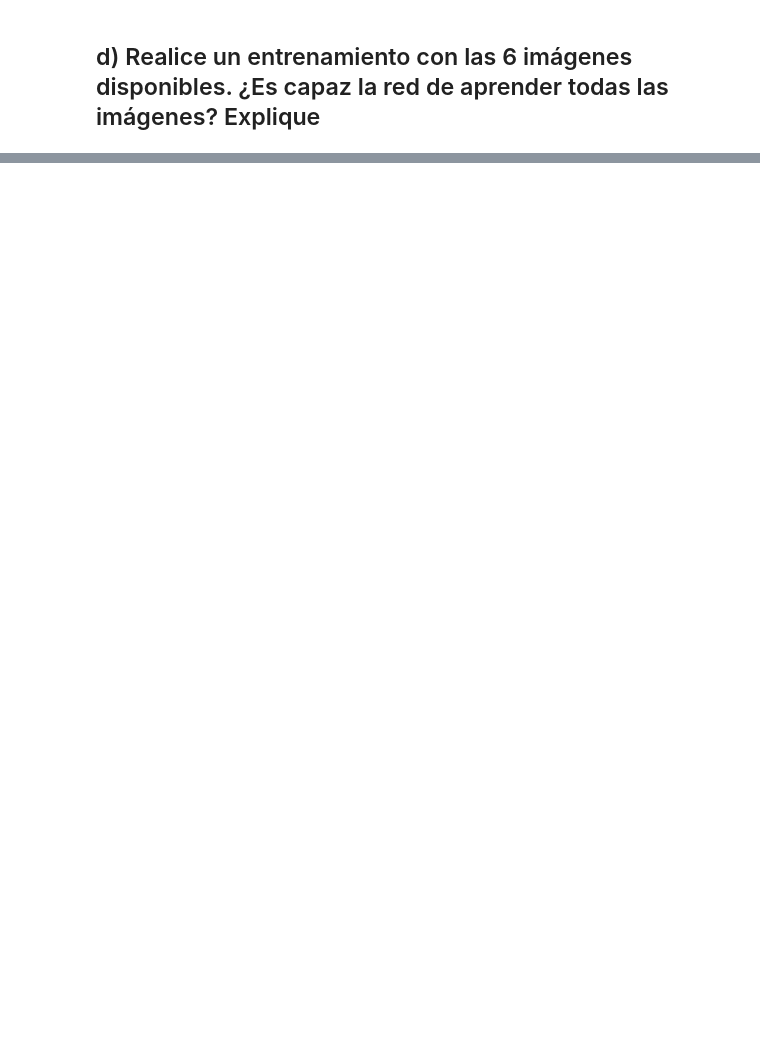
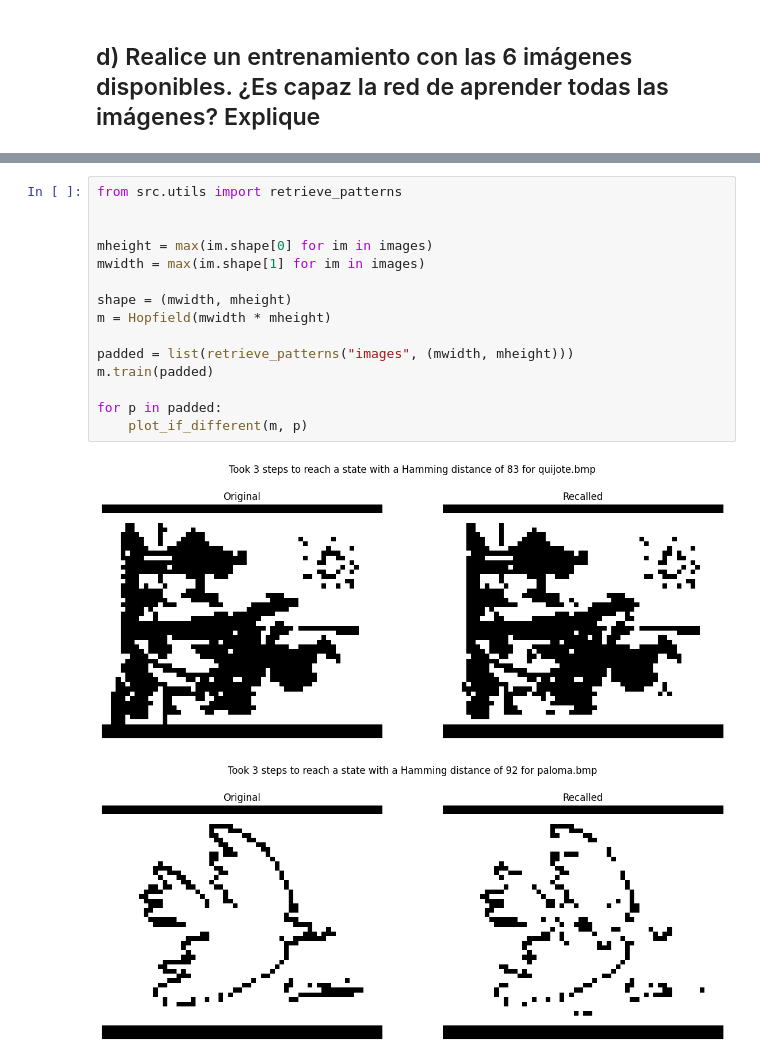
Before and after one commit to mbianchif/Aprendizaje-Profundo, a Jupyter notebook: tp1/hopfield.ipynb, the cells around one changed output, grey strips where cells are left out. Drawn from its saved outputs; the diff is of its cells as text; blank space fills up the shorter version.

```diff
--- a/tp1/hopfield.ipynb
+++ b/tp1/hopfield.ipynb
@@ -170,0 +193,18 @@ Exception: network failed to learn quijote.bmp
+# %%
+from src.utils import retrieve_patterns
+
+
+mheight = max(im.shape[0] for im in images)
+mwidth = max(im.shape[1] for im in images)
+
+shape = (mwidth, mheight)
+m = Hopfield(mwidth * mheight)
+
+padded = list(retrieve_patterns("images", (mwidth, mheight)))
+m.train(padded)
+
+for p in padded:
+    plot_if_different(m, p)
+# %% [output]
+[figure, added]
+[figure, added]
```
Also changed, not shown: parts of 9 cells of this notebook, 2 other files.
